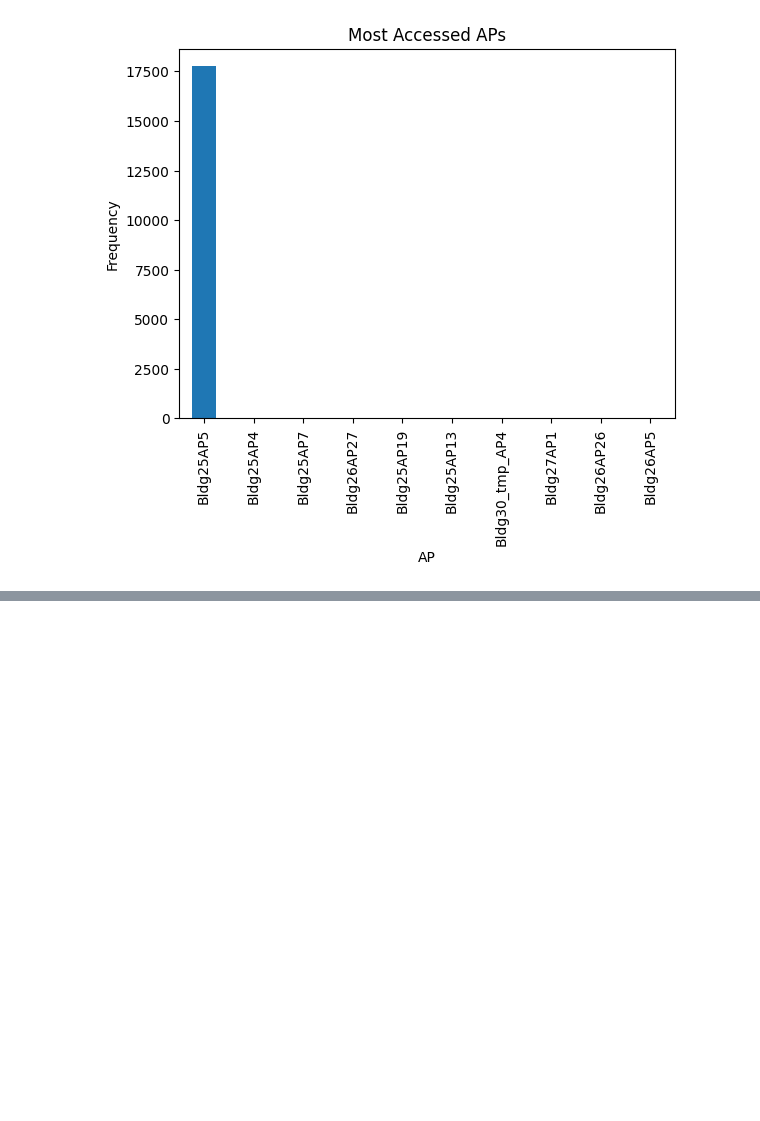
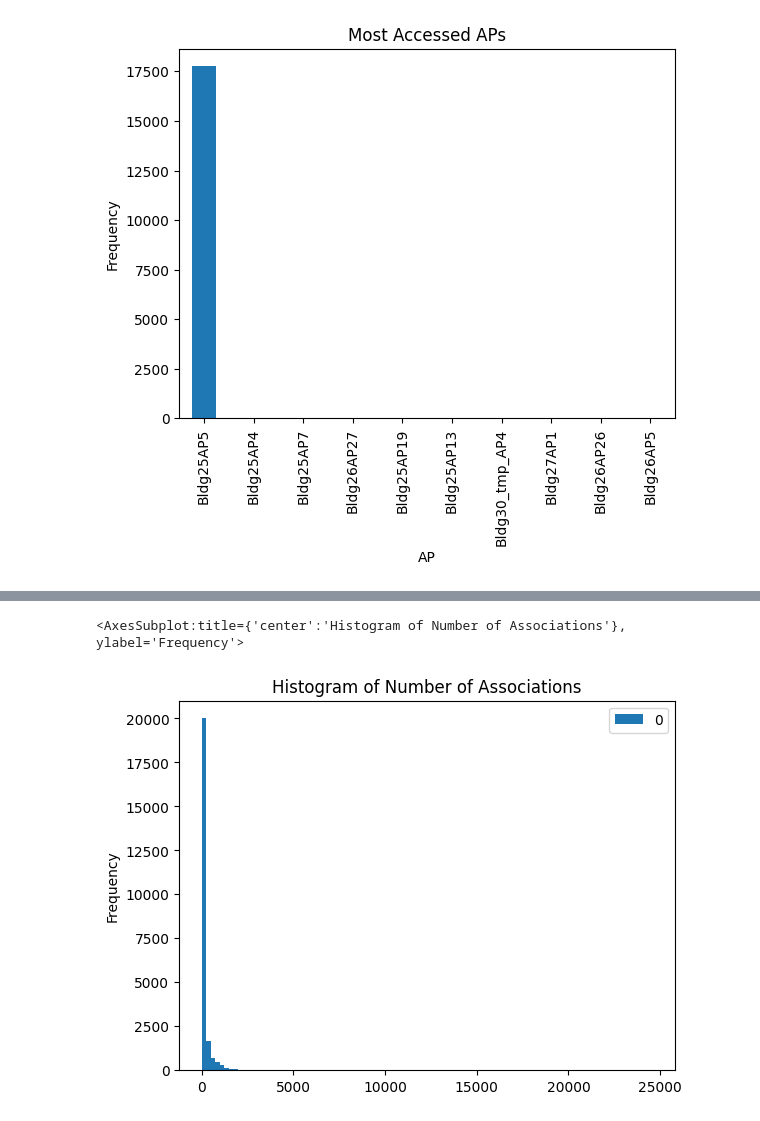
Before and after one commit to vasanta-chaganti/Evaluating-DP-Algorithms-For-Mobile-Trajectories, a Jupyter notebook: src/kth-stats/traffic-analysis.ipynb, the cells around one changed output, grey strips where cells are left out. Cells and saved outputs as stored; diff of their text form; code cells hidden in the pictures; blank space fills up the shorter version.

```diff
--- a/analyses/kth-traj/kth-data-analysis1.ipynb
+++ b/src/kth-stats/traffic-analysis.ipynb
@@ -207,0 +214,5 @@ prsn_occr_lrgst.plot.bar(title = "Most Accessed APs", xlabel = "AP", ylabel= "Fr
+# %%
+# Get the number of associations per client
+asso_per_client = df.client.value_counts()
+df_asso = pd.DataFrame(list(asso_per_client))
+print(df_asso)
@@ -207,0 +234,5 @@ prsn_occr_lrgst.plot.bar(title = "Most Accessed APs", xlabel = "AP", ylabel= "Fr
+# %%
+df_asso.plot.hist(bins = 100, title = 'Histogram of Number of Associations')
+# %% [output]
+<AxesSubplot:title={'center':'Histogram of Number of Associations'}, ylabel='Frequency'>
+[figure, added]
```
Also changed, not shown: parts of 20 cells of this notebook, 16 other files.
